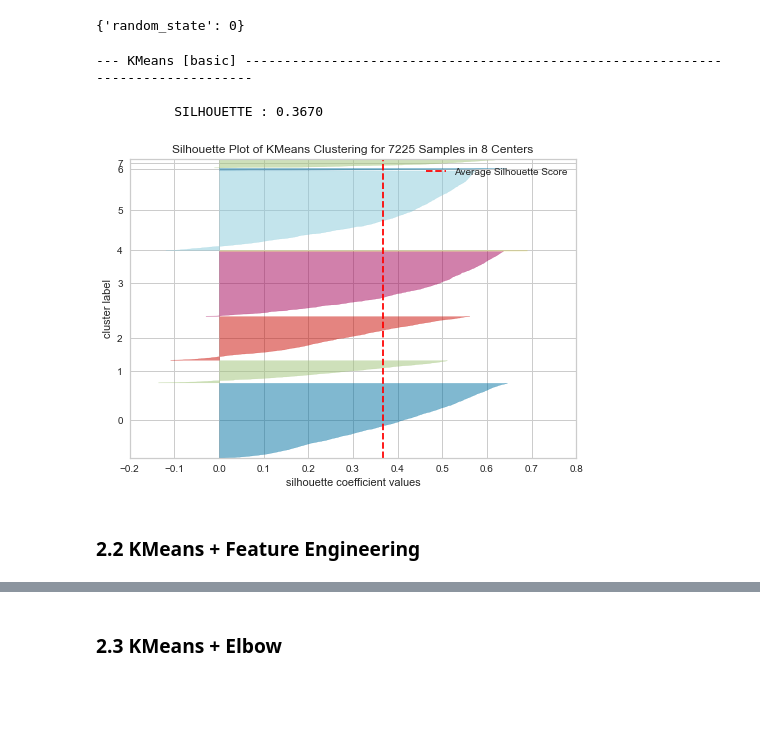
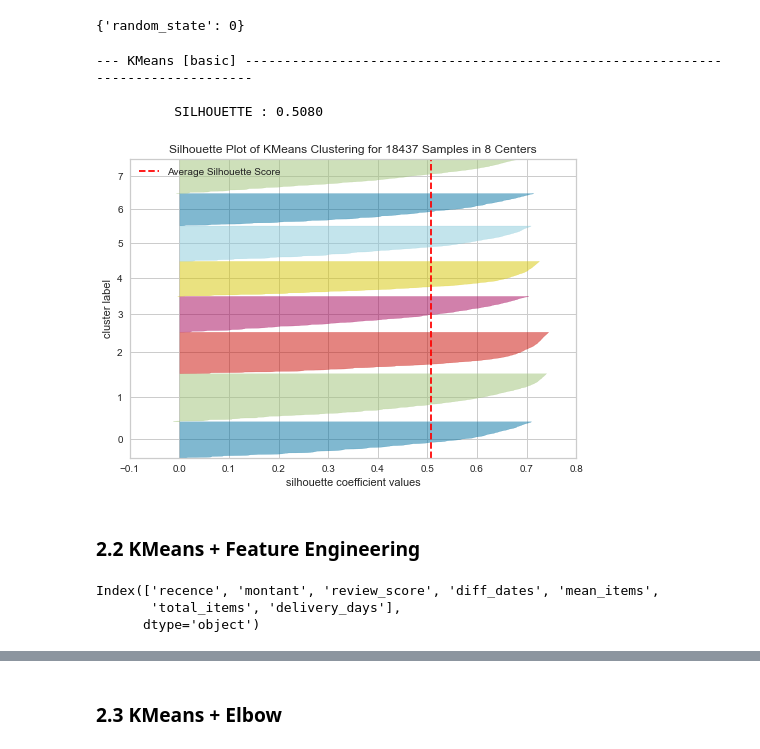
Before and after one commit to Valkea/OC_AI_05, a Jupyter notebook: 02_Clustering.ipynb, the cells around one changed output, grey strips where cells are left out. Drawn from its saved outputs; the diff is of its cells as text; code cells hidden in the pictures; blank space fills up the shorter version.

```diff
--- a/02_Clustering.ipynb
+++ b/02_Clustering.ipynb
@@ -589,3 +696,5 @@ data_clustering.shape
+# %%
+X_sample = X_cluster_norm.sample(frac=0.25, random_state=random_seed).reset_index(drop=True).copy()
 # %% [markdown]
 ---
 # 2. Apprentissage non-supervisé *(sans optimisation*)  <a class="anchor" id="unsupervised"></a> [⇪](#menu)
@@ -616,6 +725,7 @@ from yellowbrick.cluster import SilhouetteVisualizer, InterclusterDistance
 scores_df = pd.DataFrame(columns=['Method', 'params', 'best_params', 'silhouette', 'Training time', 'Inference time'])
 scores_path = 'data/scores.csv'
 scores_df.to_csv(scores_path, index=False)
+
 
 def get_clustering_scores(method_name, model, X_ref=None, param_grid=None, best_params=None, training_time=None, inference_time=None, register=False, **others):
     """ Compute / Display / Save scores for the provided model
@@ -641,7 +751,7 @@ def get_clustering_scores(method_name, model, X_ref=None, param_grid=None, best_
     """
 
     if X_ref is None:
-        X_ref = X_test
+        X_ref = X_cluster
 
     scores = {
         'silhouette': cv_silhouette_scorer(model, X_ref),
@@ -656,7 +766,7 @@ def get_clustering_scores(method_name, model, X_ref=None, param_grid=None, best_
     for key in scores.keys():
         scores_str += f"{key.upper().rjust(20)} : {scores[key]:.4f}\n"
 
-    print(f"--- {method_name} ---".ljust(100,'-'),"\n\n",scores_str, sep="")
+    print(f"--- {method_name} ---".ljust(100, '-'), "\n\n", scores_str, sep="")
 
     # Silhouette plot
     visualizer = SilhouetteVisualizer(model, colors='yellowbrick', is_fitted=True)
@@ -696,6 +806,7 @@ def save_score(method_name, param_grid, best_params, training_time, inference_ti
 from sklearn.experimental import enable_halving_search_cv
 #from sklearn.model_selection import HalvingGridSearchCV, HalvingRandomSearchCV  # --> ne supporte pas le multi-scoring
 from sklearn.model_selection import GridSearchCV, RandomizedSearchCV # --> GridSearchCV trop lent
+
 
 def fit_clustering_model(model, X_ref=None, param_grid = {}, scoring='roc_auc', cv=5, verbose=2):
     """ Search the best hyper-parameters for the provided model
@@ -730,13 +841,12 @@ def fit_clustering_model(model, X_ref=None, param_grid = {}, scoring='roc_auc',
     """
 
     if X_ref is None:
-        X_ref = X_train
+        X_ref = X_cluster
 
     fit_time = time.perf_counter()
     #grid_model = RandomizedSearchCV(model, param_grid, scoring=scoring, n_jobs=-1, verbose=0, cv=cv, random_state=random_seed)#, refit=refit_scoring)
     #grid_model = HalvingGridSearchCV(model, param_grid, scoring=scoring, n_jobs=-1, verbose=0, cv=cv, min_resources=500, random_state=0)
     #grid_model = GridSearchCV(model, param_grid, scoring=scoring, n_jobs=-1, verbose=0, cv=cv, refit="roc_auc", return_train_score=True)
-
 
     grid_model = GridSearchCV(model, param_grid, scoring=scoring, n_jobs=-1, verbose=0)
     grid_model.fit(X_ref)
@@ -750,7 +860,7 @@ def fit_clustering_model(model, X_ref=None, param_grid = {}, scoring='roc_auc',
     # Print K-fold scores
     if verbose > 1:
         for i in range(n_splits):
-            print(f"".center(100,'-'))
+            print("".center(100, '-'))
 
             for sample in sets_list:
                 scores_str = f"{str(scoring).upper()}: {results[f'split{i}_{sample}_score'].mean():.4f}"
@@ -764,11 +874,18 @@ def fit_clustering_model(model, X_ref=None, param_grid = {}, scoring='roc_auc',
             mean_str = f"{str(scoring).upper()}: {results[f'mean_{sample}_score'].mean():.4f} (std:{results[f'std_{sample}_score'].mean():.4f})"
             print(f"\n- {mean_str}")
 
-        print("\n", f"".center(100,'-'), sep='')
+        print("\n", "".center(100, '-'), sep='')
 
     inf_time = pd.Series(grid_model.cv_results_['mean_score_time']).mean()
 
-    return {'grid':grid_model, 'model':grid_model.best_estimator_, 'training_time':fit_time, 'inference_time':inf_time, 'param_grid':param_grid, 'best_params':grid_model.best_params_}
+    return {
+        'grid': grid_model,
+        'model': grid_model.best_estimator_,
+        'training_time': fit_time,
+        'inference_time': inf_time,
+        'param_grid': param_grid,
+        'best_params': grid_model.best_params_
+    }
 # %% [markdown]
 ---
 >#### `TODO`  done ✅ | todo ❌ |
@@ -794,7 +911,7 @@ kmeans = KMeans()
 grd_kmeans = fit_clustering_model(
     kmeans,
     param_grid=param_grid_kmeans,
-    X_ref=X_cluster,
+    X_ref=X_sample[['recence', 'montant']],
     cv=3,
     scoring=cv_silhouette_scorer
 )
@@ -817,11 +934,17 @@ grd_kmeans['grid'].best_params_
 {'random_state': 0}
 # %%
 model_name = "KMeans"
-get_clustering_scores(f"{model_name} [basic]", X_ref=X_cluster, **grd_kmeans, register=True)
+get_clustering_scores(f"{model_name} [basic]", X_ref=X_sample[['recence', 'montant']], **grd_kmeans, register=True)
 # %% [output]
 --- KMeans [basic] ---------------------------------------------------------------------------------
 
-          SILHOUETTE : 0.3670
+          SILHOUETTE : 0.5080
-[figure, old version]
+[figure, new version]
 # %% [markdown]
 ### 2.2 KMeans + Feature Engineering
+# %%
+X_sample.columns
+# %% [output]
+Index(['recence', 'montant', 'review_score', 'diff_dates', 'mean_items',
+       'total_items', 'delivery_days'],
+      dtype='object')
```
Also changed, not shown: parts of 56 cells of this notebook.
